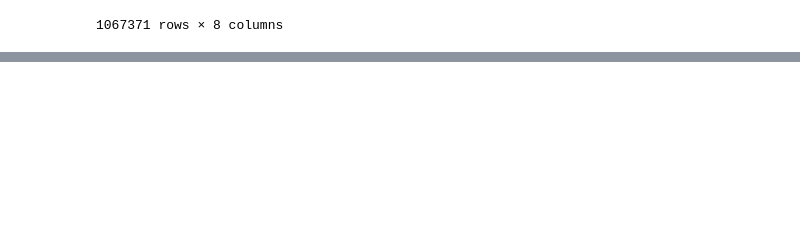
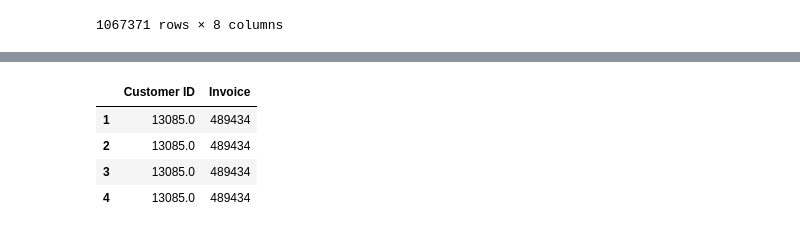
Before and after one commit to msarkar92/pandas-basics, a Jupyter notebook: Pandas_1.ipynb, the cells around one changed output, grey strips where cells are left out. Saved outputs shown, nothing was run; the diff lists cells and outputs as text; code cells hidden in the pictures; blank space fills up the shorter version.

```diff
--- a/Pandas_1.ipynb
+++ b/Pandas_1.ipynb
@@ -672,0 +716,8 @@ data
+# %%
+selected_rows[['Customer ID','Invoice']]
+# %% [output]
+|  | Customer ID | Invoice |
+| 1 | 13085.0 | 489434 |
+| 2 | 13085.0 | 489434 |
+| 3 | 13085.0 | 489434 |
+| 4 | 13085.0 | 489434 |
```
Also changed, not shown: parts of 4 cells of this notebook.
